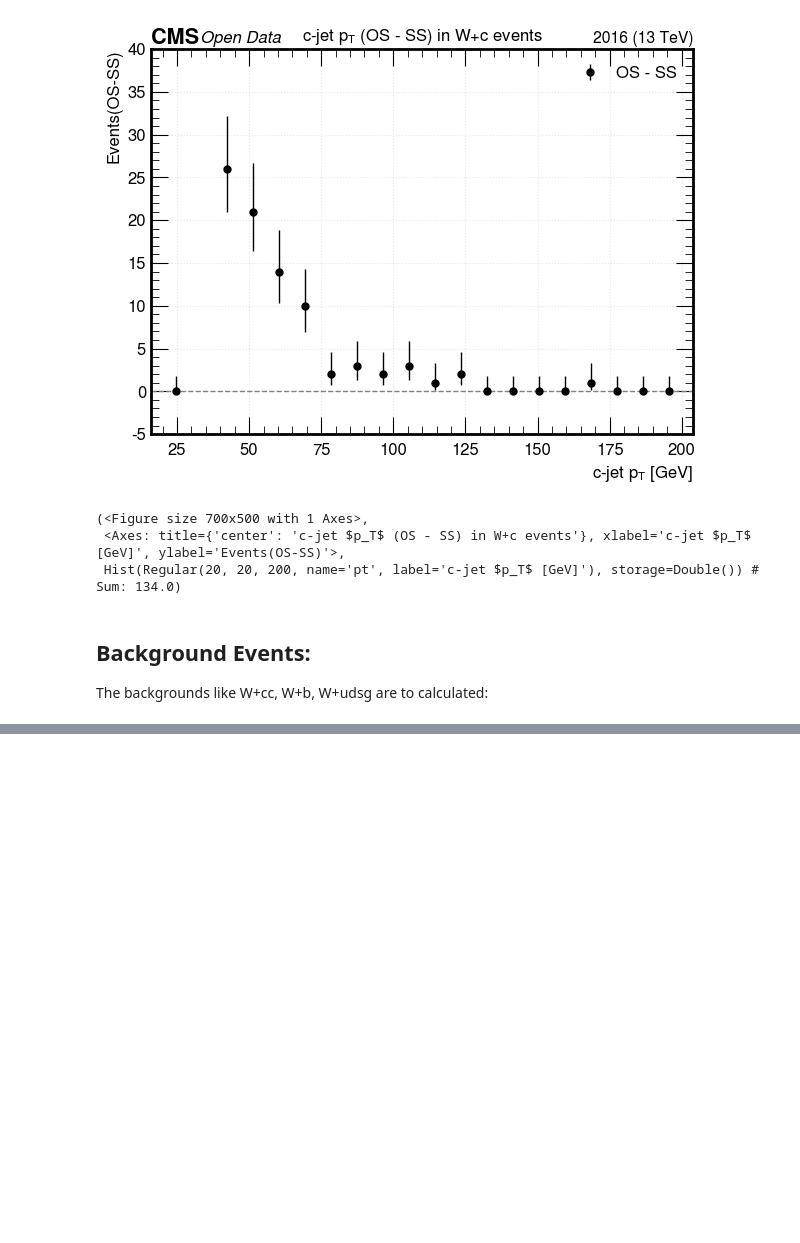
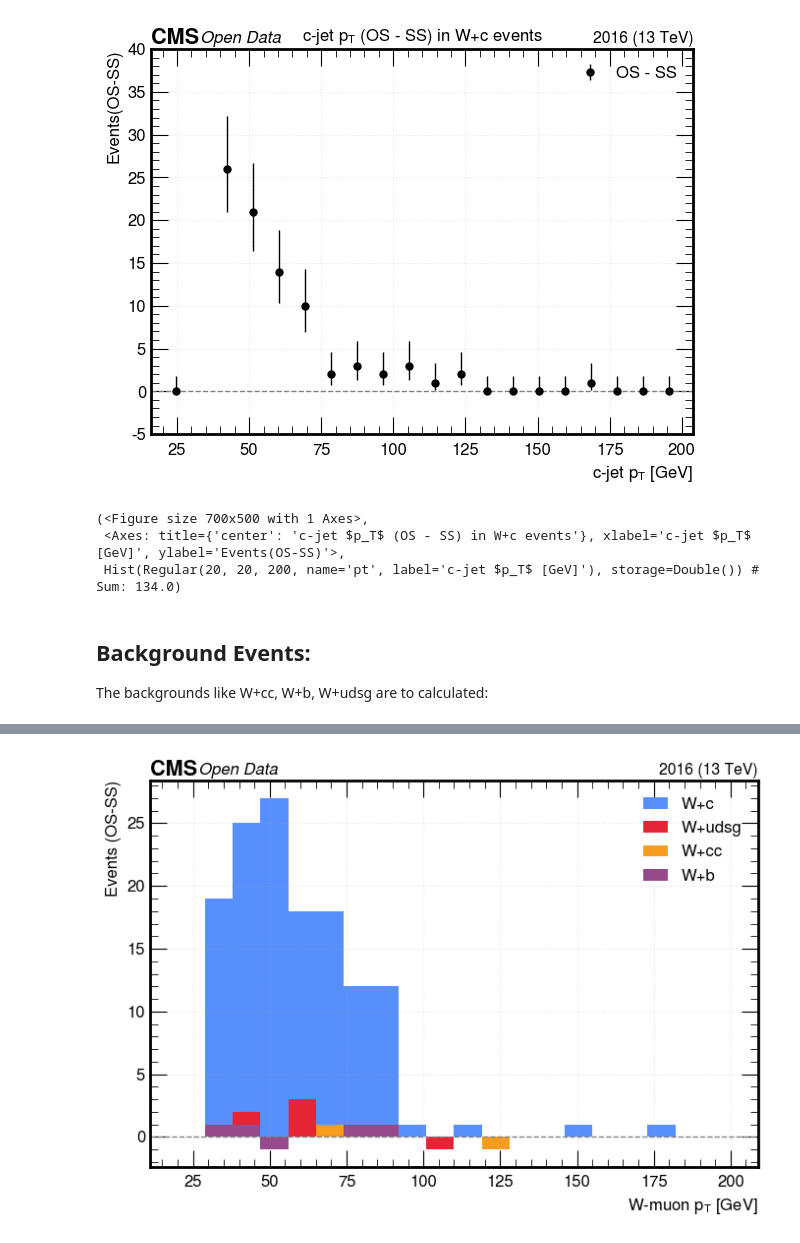
Before and after one commit to xondikoi03/charmTaggingAnalysis, a Jupyter notebook: Coffea/notebooks/WcAnalysis.ipynb, the cells around one changed output, grey strips where cells are left out. Drawn from its saved outputs; the diff is of its cells as text; code cells hidden in the pictures; blank space fills up the shorter version.

```diff
--- a/Coffea/notebooks/WcAnalysis.ipynb
+++ b/Coffea/notebooks/WcAnalysis.ipynb
@@ -618,0 +673,37 @@ make_diff_hist(cjet_pt_OS_Wudsg, cjet_pt_SS_Wudsg, bins=20, lo=20, hi=200, name=
+# %%
+evt_OS = dak.any(OS_pair, axis=1)
+evt_SS = dak.any(SS_pair, axis=1)
+
+wmu_pt = W_muons_wc.pt[:, 0]  # scalar per event
+
+wmu_pt_OS_Wc    = wmu_pt[evt_OS]
+wmu_pt_SS_Wc    = wmu_pt[evt_SS]
+wmu_pt_OS_Wcc   = wmu_pt[evt_OS & evt_Wcc]
+wmu_pt_SS_Wcc   = wmu_pt[evt_SS & evt_Wcc]
+wmu_pt_OS_Wb    = wmu_pt[evt_OS & evt_Wb]
+wmu_pt_SS_Wb    = wmu_pt[evt_SS & evt_Wb]
+wmu_pt_OS_Wudsg = wmu_pt[evt_OS & evt_Wudsg]
+wmu_pt_SS_Wudsg = wmu_pt[evt_SS & evt_Wudsg]
+
+h_Wc_wmu    = os_ss_hist(wmu_pt_OS_Wc,    wmu_pt_SS_Wc,    bins=20, lo=20, hi=200, name="pt", label=r"W-muon $p_T$ [GeV]")
+h_Wcc_wmu   = os_ss_hist(wmu_pt_OS_Wcc,   wmu_pt_SS_Wcc,   bins=20, lo=20, hi=200, name="pt", label=r"W-muon $p_T$ [GeV]")
+h_Wb_wmu    = os_ss_hist(wmu_pt_OS_Wb,    wmu_pt_SS_Wb,    bins=20, lo=20, hi=200, name="pt", label=r"W-muon $p_T$ [GeV]")
+h_Wudsg_wmu = os_ss_hist(wmu_pt_OS_Wudsg, wmu_pt_SS_Wudsg, bins=20, lo=20, hi=200, name="pt", label=r"W-muon $p_T$ [GeV]")
+
+fig, ax = plt.subplots(figsize=(7, 5))
+mh.histplot(h_Wc_wmu,    ax=ax, label="W+c",    histtype="fill", lw=1.8, color="C0")
+mh.histplot(h_Wudsg_wmu, ax=ax, label="W+udsg", histtype="fill", lw=1.8, color="C2")
+mh.histplot(h_Wcc_wmu,   ax=ax, label="W+cc",   histtype="fill", lw=1.8, color="C1")
+mh.histplot(h_Wb_wmu,    ax=ax, label="W+b",    histtype="fill", lw=1.8, color="C3")
+
+mh.cms.label("Open Data", data=True, lumi=None, com=13, year=2016, loc=0)
+ax.set_xlabel(r"W-muon $p_T$ [GeV]")
+ax.set_ylabel("Events (OS-SS)")
+ax.axhline(0.0, color="0.5", lw=1, ls="--")
+ax.grid(True, alpha=0.3)
+ax.legend()
+plt.tight_layout()
+plt.savefig("Plots/Wmu_pt_OSSS_overlay_Wc_Wcc_Wb_Wudsg.png")
+plt.show()
+# %% [output]
+[figure, added]
```
Also changed, not shown: parts of 7 cells of this notebook, 4 other files.
